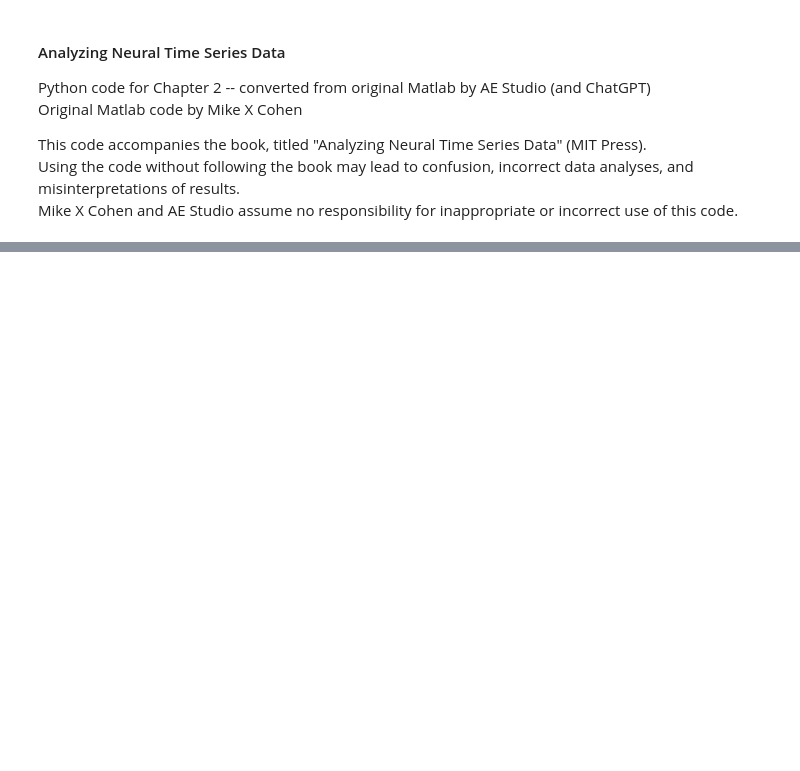
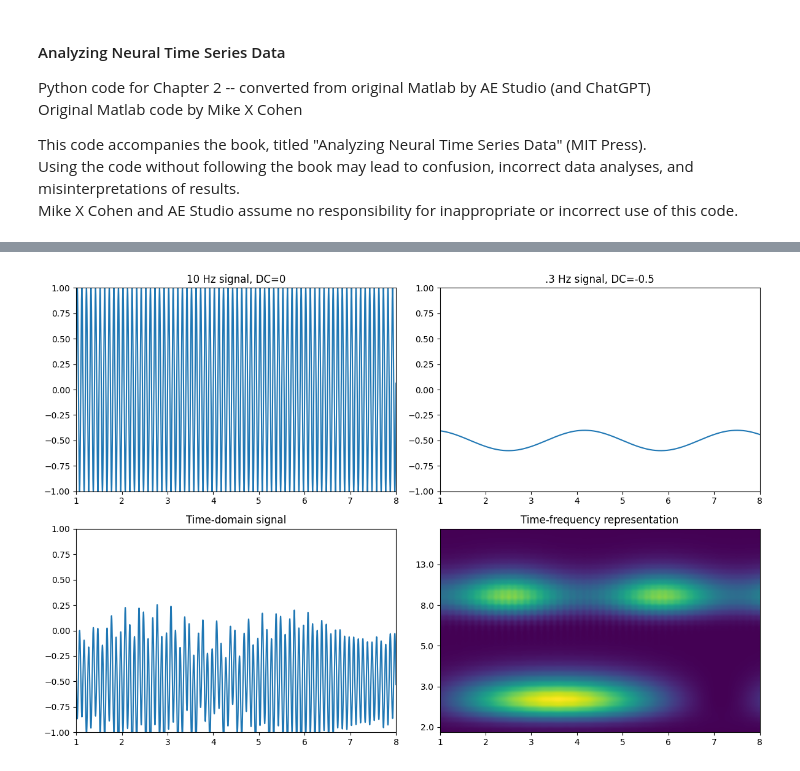
Before and after one commit to agencyenterprise/AnalyzingNeuralTimeSeries-Python, a Jupyter notebook: src/chapter02.ipynb, the cells around one changed output, grey strips where cells are left out. Cells and saved outputs as stored; diff of their text form; code cells hidden in the pictures; blank space fills up the shorter version.

Commit message:
Other chapter 2 figures

```diff
--- a/src/chapter02.ipynb
+++ b/src/chapter02.ipynb
@@ -76,0 +77,77 @@ plt.show()
+# %%
+# Define parameters for the time-frequency analysis
+srate = 1000
+time = np.arange(0, 10 + 1/srate, 1/srate)
+DCoffset = -0.5
+
+# Create multi-frequency signal
+a = np.sin(2 * np.pi * 10 * time)  # High frequency part
+b = 0.1 * np.sin(2 * np.pi * 0.3 * time) + DCoffset  # Low frequency part
+
+# Combine signals
+data = a * b
+data += (2 * np.sin(2 * np.pi * 3 * time) * np.sin(2 * np.pi * 0.07 * time) * 0.1 + DCoffset)
+
+# Morlet wavelet convolution parameters
+num_frex = 40
+min_freq = 2
+max_freq = 20
+
+Ldata = len(data)
+Ltapr = len(data)
+Lconv1 = Ldata + Ltapr - 1
+Lconv = 2**int(np.ceil(np.log2(Lconv1)))
+
+frex = np.logspace(np.log10(min_freq), np.log10(max_freq), num_frex)
+
+# Initialize time-frequency representation matrix
+tf = np.zeros((num_frex, len(data)))
+datspctra = fft(data, Lconv)
+
+s = 4 / (2 * np.pi * frex)
+t = np.arange(-((len(data) - 1) / 2) / srate, ((len(data) - 2) / 2) / srate + 1/srate, 1/srate)
+
+# Perform wavelet convolution
+for fi in range(len(frex)):
+    wavelet = np.exp(2 * 1j * np.pi * frex[fi] * t) * np.exp(-t**2 / (2 * s[fi]**2))
+    m = ifft(datspctra * fft(wavelet, Lconv), Lconv)
+    m = m[:Lconv1]
+    m = m[int(np.floor((Ltapr - 1) / 2)) : -int(np.ceil((Ltapr - 1) / 2))]
+    tf[fi, :] = np.abs(m)**2
+
+# Plot the signals and time-frequency representation
+fig, axs = plt.subplots(2, 2, figsize=(12, 8))
+
+axs[0, 0].plot(a)
+axs[0, 0].set_xlim([1 * 1000, 8 * 1000])
+axs[0, 0].set_ylim([-1, 1])
+axs[0, 0].set_xticks(np.arange(1 * 1000, 9 * 1000, 1000))
+axs[0, 0].set_xticklabels(np.arange(1, 9))
+axs[0, 0].set_title('10 Hz signal, DC=0')
+
+axs[0, 1].plot(b)
+axs[0, 1].set_xlim([1 * 1000, 8 * 1000])
+axs[0, 1].set_ylim([-1, 1])
+axs[0, 1].set_xticks(np.arange(1 * 1000, 9 * 1000, 1000))
+axs[0, 1].set_xticklabels(np.arange(1, 9))
+axs[0, 1].set_title(f'.3 Hz signal, DC={DCoffset}')
+
+axs[1, 0].plot(data)
+axs[1, 0].set_xlim([1 * 1000, 8 * 1000])
+axs[1, 0].set_ylim([-1, 1])
+axs[1, 0].set_xticks(np.arange(1 * 1000, 9 * 1000, 1000))
+axs[1, 0].set_xticklabels(np.arange(1, 9))
+axs[1, 0].set_title('Time-domain signal')
+
+im = axs[1, 1].imshow(tf, aspect='auto', extent=[1, len(data), 0, num_frex], origin='lower')
+axs[1, 1].set_xlim([1 * 1000, 8 * 1000])
+axs[1, 1].set_yticks(np.arange(1, num_frex, 8))
+axs[1, 1].set_yticklabels(np.round(frex[::8]))
+axs[1, 1].set_xticks(np.arange(1 * 1000, 9 * 1000, 1000))
+axs[1, 1].set_xticklabels(np.arange(1, 9))
+axs[1, 1].set_title('Time-frequency representation')
+
+plt.tight_layout()
+plt.show()
+# %% [output]
+[figure, added]
```
Also changed, not shown: parts of 3 cells of this notebook.
